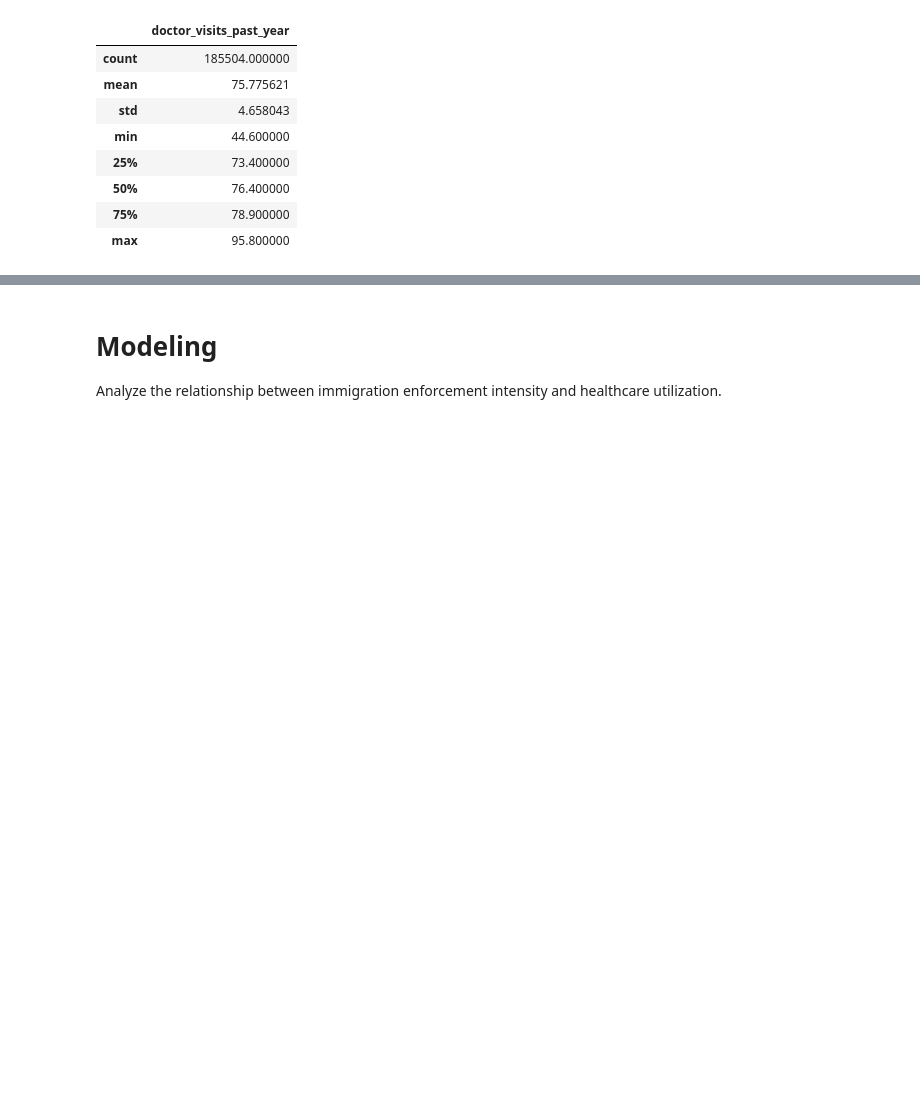
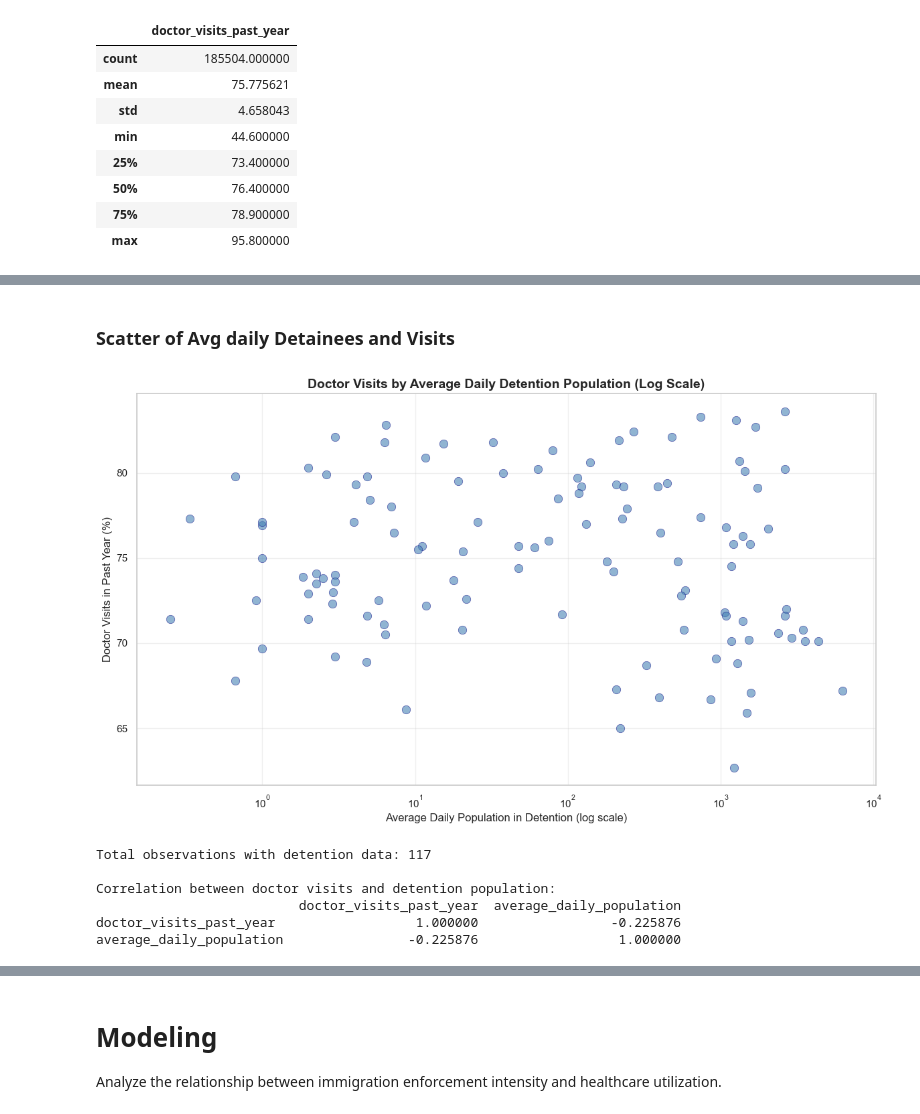
Before and after one commit to riverar9/data698-master-research-project, a Jupyter notebook: Appendix A - Python Code.ipynb, the cells around one changed output, grey strips where cells are left out. Saved outputs shown, nothing was run; the diff lists cells and outputs as text; code cells hidden in the pictures; blank space fills up the shorter version.

Commit message:
Refactor code structure for improved readability and maintainability

```diff
--- a/Appendix A - Python Code.ipynb
+++ b/Appendix A - Python Code.ipynb
@@ -723,7 +722,7 @@ detention_facilities_clean.loc[detention_facilities_clean['state'].isna(), 'stat
 
 # Map ZIP codes to ZCTAs using HHRSA ZIP-to-ZCTA crosswalk
 # Load crosswalk
-zip_to_zcta = pd.read_excel('Data/Zip Code to ZCTA Crosswalk.xlsx').clean_names()
+zip_to_zcta = pd.read_excel('Data/ZIP Code to ZCTA Crosswalk.xlsx').clean_names()
 # Standardize ZIP code format in crosswalk
 zip_to_zcta['zip_code'] = (zip_to_zcta['zip_code'].astype(int).astype(str).str.zfill(5))
 # Merge onto detention facilities data
@@ -1546,0 +1322,51 @@ plt.show()
+# %% [markdown]
+### Scatter of Avg daily Detainees and Visits
+# %%
+# Filter for rows with detention data (non-zero and non-null average_daily_population)
+df_scatter = df_merged[
+    (df_merged['average_daily_population'] > 0) &
+    (df_merged['average_daily_population'].notna()) &
+    (df_merged['year'] == df_merged['year'].max())
+].copy()
+
+# Create scatter plot
+sns.set_theme(style="whitegrid")
+plt.figure(figsize=(12, 7))
+
+sns.scatterplot(
+    data=df_scatter,
+    x='average_daily_population',
+    y='doctor_visits_past_year',
+    alpha=0.6,
+    s=80,
+    color='steelblue',
+    edgecolor='navy',
+    linewidth=0.5
+)
+
+# Formatting
+plt.title('Doctor Visits by Average Daily Detention Population (Log Scale)', fontsize=14, fontweight='bold')
+plt.xlabel('Average Daily Population in Detention (log scale)', fontsize=12)
+plt.ylabel('Doctor Visits in Past Year (%)', fontsize=12)
+
+# Apply log scale to x-axis
+plt.xscale('log')
+
+# Add grid for readability
+plt.grid(True, alpha=0.3)
+
+plt.tight_layout()
+plt.show()
+
+# Summary statistics
+print(f"Total observations with detention data: {len(df_scatter)}")
+print(f"\nCorrelation between doctor visits and detention population:")
+print(f"{df_scatter[['doctor_visits_past_year', 'average_daily_population']].corr()}")
+# %% [output]
+[figure, added]
+Total observations with detention data: 117
+
+Correlation between doctor visits and detention population:
+                          doctor_visits_past_year  average_daily_population
+doctor_visits_past_year                  1.000000                 -0.225876
+average_daily_population                -0.225876                  1.000000
```
Also changed, not shown: parts of 33 cells of this notebook, 1 other file.
